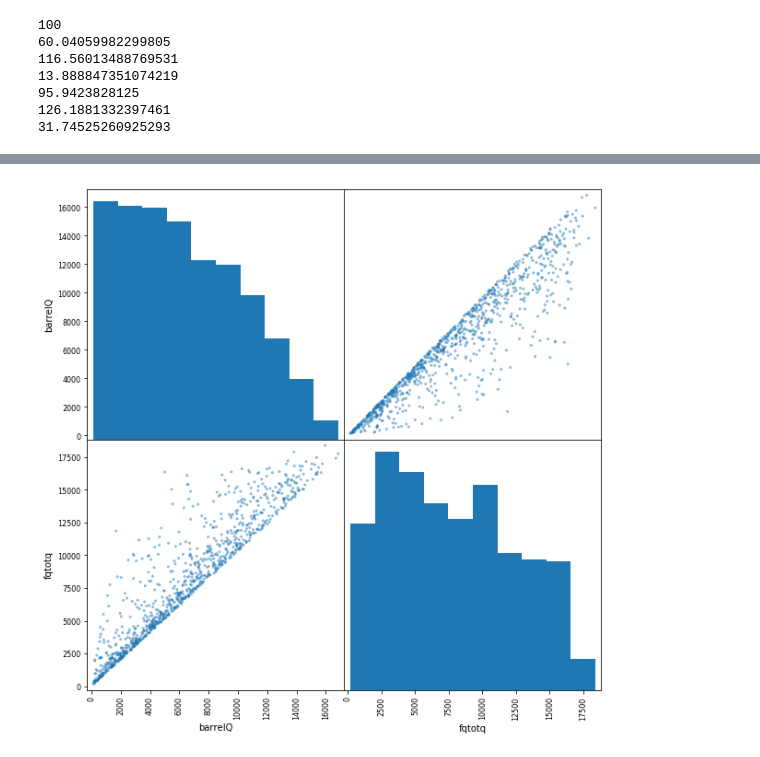
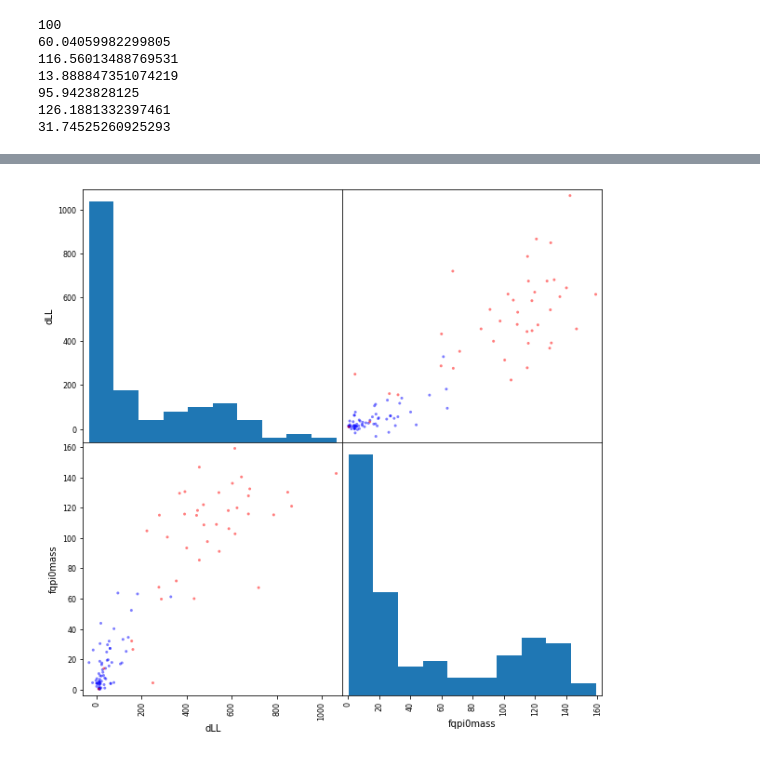
Before and after one commit to WatChMaL/UVicWorkshopPlayground, a Jupyter notebook: F/dean/fitQunStudy.ipynb, the cells around one changed output, grey strips where cells are left out. Drawn from its saved outputs; the diff is of its cells as text; code cells hidden in the pictures.

```diff
--- a/F/dean/fitQunStudy.ipynb
+++ b/F/dean/fitQunStudy.ipynb
@@ -150,4 +145,10 @@ for i in range(10,20):
-# %%
-pd.plotting.scatter_matrix(df[['barrelQ', 'fqtotq']],figsize=[10,10]);
-# %% [output]
-[figure, removed]
+# %%
+edf = df[df.E<300.]
+pedf = edf[edf.particle!='xx']
+
+col = pedf.particle.map({'e-':'b', 'pi0':'r'})
+#df.plot.scatter(x='field_1', y='field_2', c=col)
+
+pd.plotting.scatter_matrix(pedf[['dLL', 'fqpi0mass']],figsize=[10,10],c=col);
+# %% [output]
+[figure, added]
```
Also changed, not shown: parts of 12 cells of this notebook.
